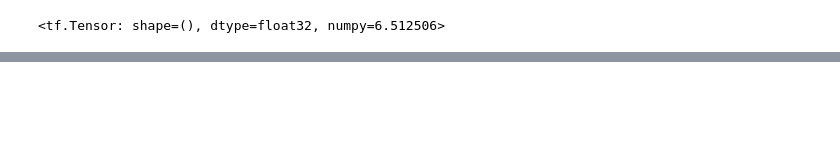
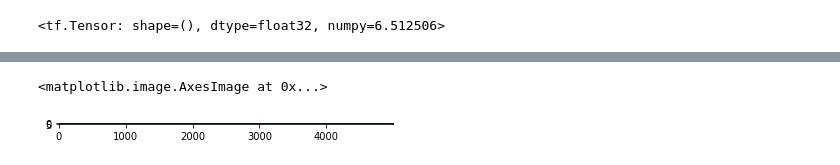
Before and after one commit to quanvu0996/TF_cert_training, a Jupyter notebook: v2_2_ML20M_sequence.ipynb, the cells around one changed output, grey strips where cells are left out. Cells and saved outputs as stored; diff of their text form; code cells hidden in the pictures; blank space fills up the shorter version.

```diff
--- a/v2_2_ML20M_sequence.ipynb
+++ b/v2_2_ML20M_sequence.ipynb
@@ -479,0 +504,5 @@ array([[0.495707  , 0.49731943, 0.49881643, 0.49542737, 0.49819666,
+# %%
+plt.imshow(y_true)
+# %% [output]
+<matplotlib.image.AxesImage at 0x...>
+[figure, added]
```
Also changed, not shown: parts of 13 cells of this notebook.
